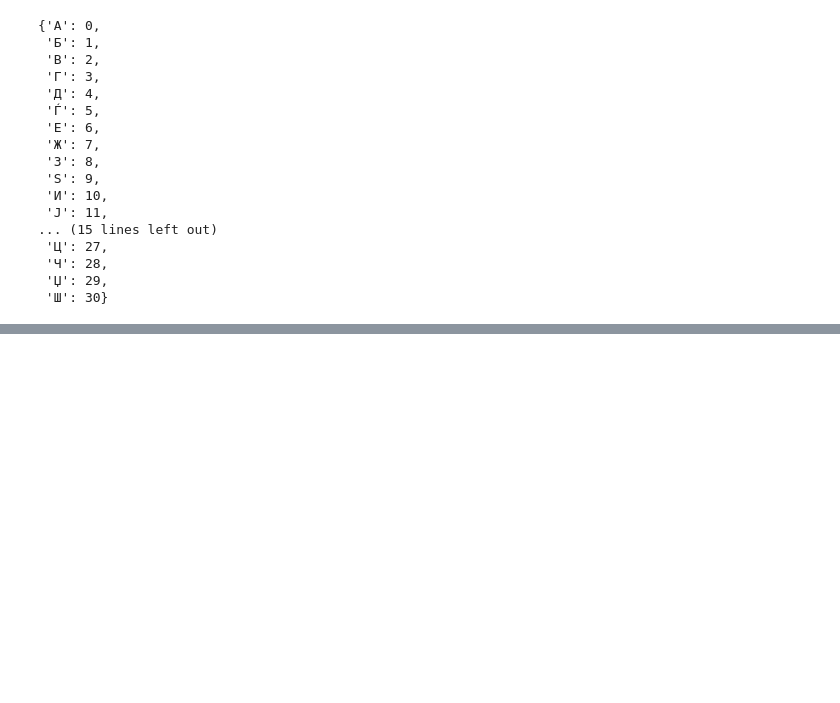
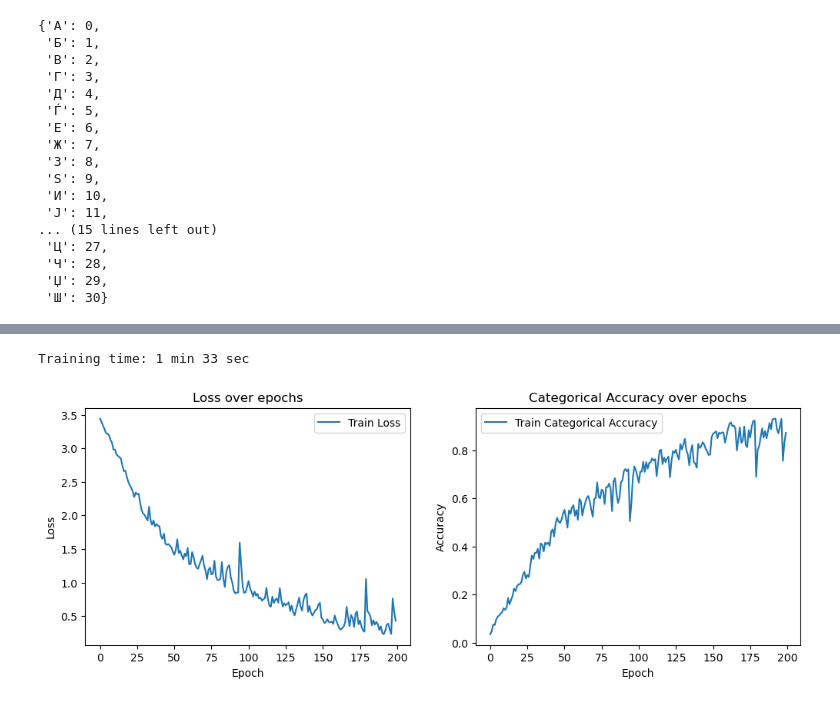
Before and after one commit to Mila-Slavkovska/Macedonian-Sign-Language, a Jupyter notebook: MSL.ipynb, the cells around one changed output, grey strips where cells are left out. Saved outputs shown, nothing was run; the diff lists cells and outputs as text; code cells hidden in the pictures; blank space fills up the shorter version.

Commit message:
Add and train initial model

```diff
--- a/MSL.ipynb
+++ b/MSL.ipynb
@@ -321,0 +362,13 @@ x_train, x_test, y_train, y_test = train_test_split(x, y, test_size=0.1)
+# %%
+base_dir = os.path.expanduser("~")
+log_dir = os.path.join(base_dir, "Desktop", "Logs")
+tb_callback = TensorBoard(log_dir=log_dir)
+# %%
+model = Sequential()
+model.add(Input(shape=(30, 1662)))
+# model.add(LSTM(64, return_sequences=True, activation='relu'))
+# model.add(LSTM(128, return_sequences=True, activation='relu'))
+model.add(LSTM(64, return_sequences=False, activation='relu'))
+model.add(Dense(64, activation='relu'))
+model.add(Dense(32, activation='relu'))
+model.add(Dense(actions.shape[0], activation='softmax'))
@@ -321,0 +393,7 @@ x_train, x_test, y_train, y_test = train_test_split(x, y, test_size=0.1)
+# %%
+optimizer = Adam(learning_rate=0.0001)
+model.compile(optimizer=optimizer, loss='categorical_crossentropy', metrics=['categorical_accuracy'])
+# %%
+start_time = time.time()
+history = model.fit(x_train, y_train, epochs=200, callbacks=[tb_callback])
+end_time = time.time()
@@ -321,0 +418,34 @@ x_train, x_test, y_train, y_test = train_test_split(x, y, test_size=0.1)
+# %%
+elapsed_time = end_time - start_time
+minutes = int(elapsed_time // 60)
+seconds = int(elapsed_time % 60)
+
+print(f"Training time: {minutes} min {seconds} sec")
+# %% [output]
+Training time: 1 min 33 sec
+# %%
+# Plot training & validation loss values
+plt.figure(figsize=(12, 4))
+
+plt.subplot(1, 2, 1)
+plt.plot(history.history['loss'], label='Train Loss')
+if 'val_loss' in history.history:
+    plt.plot(history.history['val_loss'], label='Validation Loss')
+plt.title('Loss over epochs')
+plt.xlabel('Epoch')
+plt.ylabel('Loss')
+plt.legend()
+
+# Plot training & validation accuracy values
+plt.subplot(1, 2, 2)
+plt.plot(history.history['categorical_accuracy'], label='Train Categorical Accuracy')
+if 'val_categorical_accuracy' in history.history:
+    plt.plot(history.history['val_categorical_accuracy'], label='Validation Categorical Accuracy')
+plt.title('Categorical Accuracy over epochs')
+plt.xlabel('Epoch')
+plt.ylabel('Accuracy')
+plt.legend()
+
+plt.show()
+# %% [output]
+[figure, added]
```
Also changed, not shown: parts of 14 cells of this notebook.
